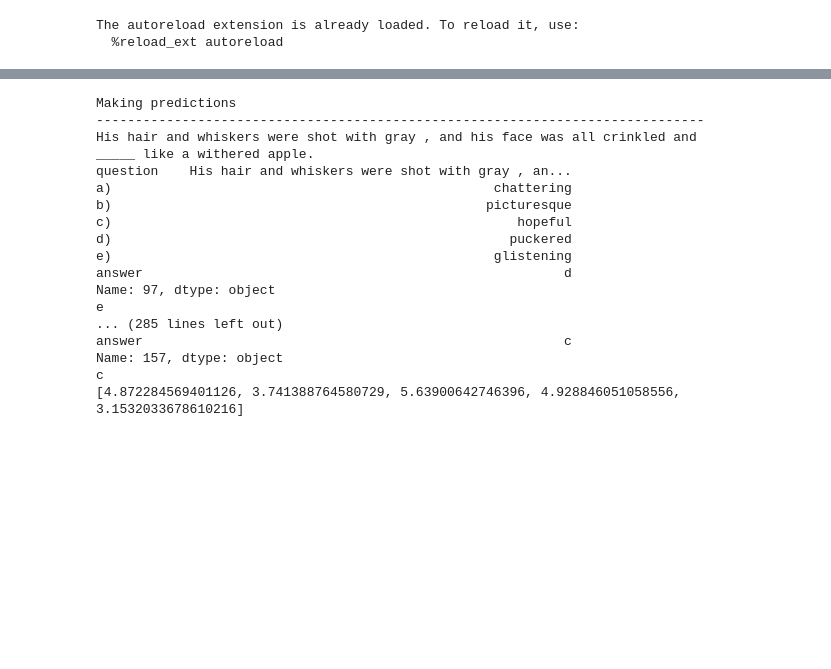
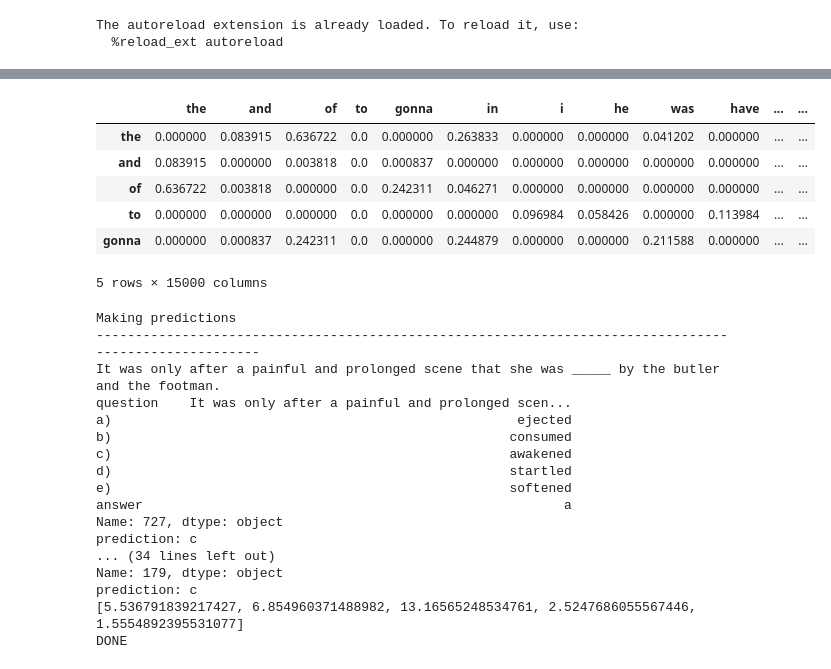
Before and after one commit to tyler-romero/sentence-completion, a Jupyter notebook: code/MSR_ppmi_model.ipynb, the cells around one changed output, grey strips where cells are left out. Cells and saved outputs as stored; diff of their text form; code cells hidden in the pictures; blank space fills up the shorter version.

```diff
--- a/code/MSR_ppmi_model.ipynb
+++ b/code/MSR_ppmi_model.ipynb
@@ -47,2 +67,13 @@ guten_ppmi.head()
+# %%
+dppmi = nlu_utils.dpmi(gutenberg)
+dppmi.head()
+# %% [output]
+|  | the | and | of | to | gonna | in | i | he | was | have | ... | ... |
+| the | 0.000000 | 0.083915 | 0.636722 | 0.0 | 0.000000 | 0.263833 | 0.000000 | 0.000000 | 0.041202 | 0.000000 | ... | ... |
+| and | 0.083915 | 0.000000 | 0.003818 | 0.0 | 0.000837 | 0.000000 | 0.000000 | 0.000000 | 0.000000 | 0.000000 | ... | ... |
+| of | 0.636722 | 0.003818 | 0.000000 | 0.0 | 0.242311 | 0.046271 | 0.000000 | 0.000000 | 0.000000 | 0.000000 | ... | ... |
+| to | 0.000000 | 0.000000 | 0.000000 | 0.0 | 0.000000 | 0.000000 | 0.096984 | 0.058426 | 0.000000 | 0.113984 | ... | ... |
+| gonna | 0.000000 | 0.000837 | 0.242311 | 0.0 | 0.000000 | 0.244879 | 0.000000 | 0.000000 | 0.211588 | 0.000000 | ... | ... |
+5 rows × 15000 columns
 # %%
 class PPMIModel:
@@ -124,7 +166,7 @@ class PPMIModel:
             tot_score += score if score is not None else 0
         return tot_score
 # %%
-model = PPMIModel(guten_ppmi, try_synonyms=True, verbose=False)
+model = PPMIModel(dppmi, word_counts=word_counts, verbose=False)
 print("Making predictions")
 predictions = []
 scores = []
@@ -132,30 +174,32 @@ for i, (_, problem) in enumerate(dev.iterrows()):
     ans, sc = model.answer(problem)
     predictions.append(ans)
     scores.append(sc)
-    if i % 25 == 0:
-        print("------------------------------------------------------------------------------")
+    if i % 200 == 1:
+        print("------------------------------------------------------------------------------------------------------")
         print(problem['question'])
         print(problem)
-        print(ans)
+        print("prediction: {}".format(ans))
         print(sc)
+
+print("DONE")
 # %% [output]
 Making predictions
-------------------------------------------------------------------------------
-His hair and whiskers were shot with gray , and his face was all crinkled and _____ like a withered apple.
-question    His hair and whiskers were shot with gray , an...
-a)                                                 chattering
-b)                                                picturesque
-c)                                                    hopeful
-d)                                                   puckered
-e)                                                 glistening
-answer                                                      d
-Name: 97, dtype: object
-e
-... (285 lines left out)
-answer                                                      c
-Name: 157, dtype: object
-c
-[4.872284569401126, 3.741388764580729, 5.63900642746396, 4.928846051058556, 3.1532033678610216]
+------------------------------------------------------------------------------------------------------
+It was only after a painful and prolonged scene that she was _____ by the butler and the footman.
+question    It was only after a painful and prolonged scen...
+a)                                                    ejected
+b)                                                   consumed
+c)                                                   awakened
+d)                                                   startled
+e)                                                   softened
+answer                                                      a
+Name: 727, dtype: object
+prediction: c
+... (34 lines left out)
+Name: 179, dtype: object
+prediction: c
+[5.536791839217427, 6.854960371488982, 13.16565248534761, 2.5247686055567446, 1.5554892395531077]
+DONE
 # %%
 print(accuracy_score(dev.loc[:, 'answer'], predictions))
 # %% [output]
```
Also changed, not shown: parts of 15 cells of this notebook, 8 other files.
